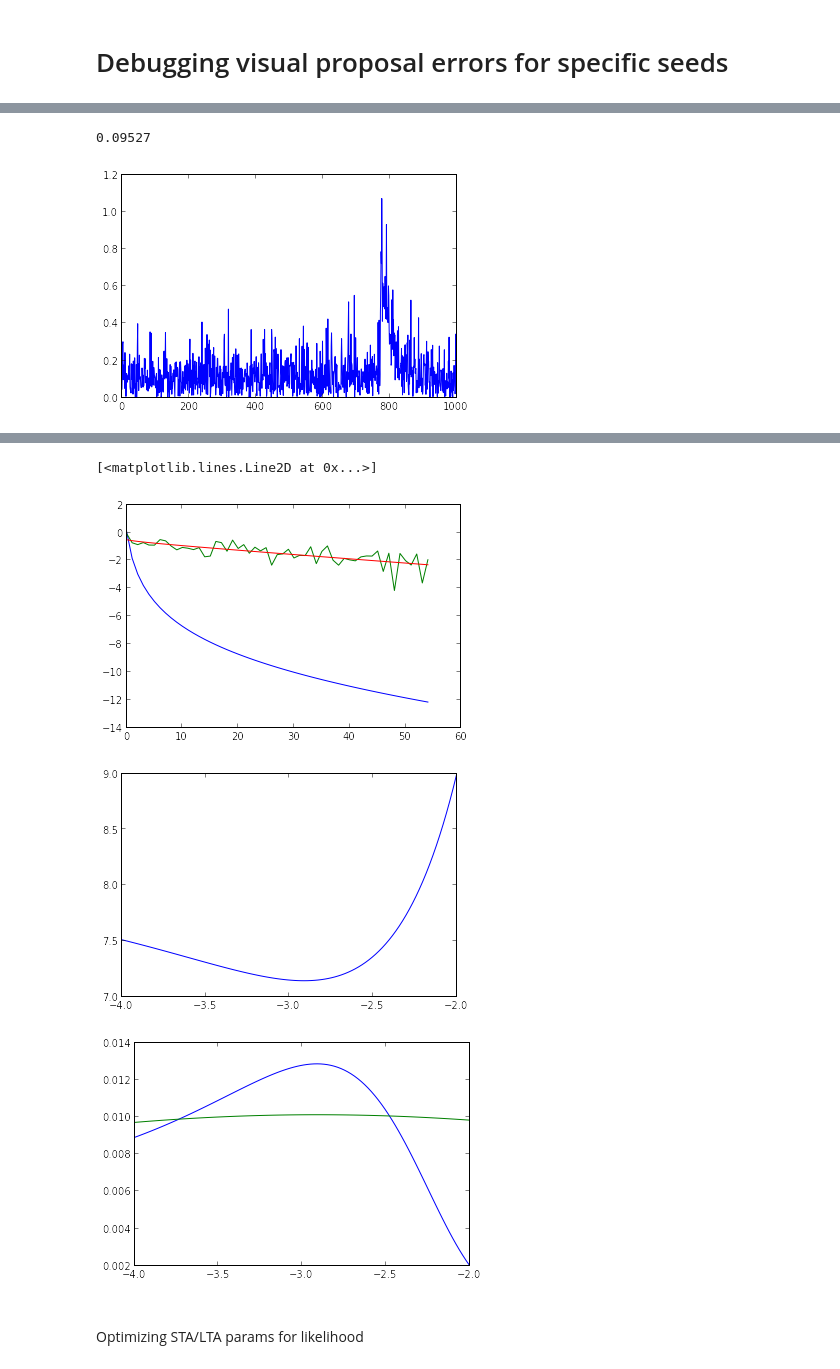
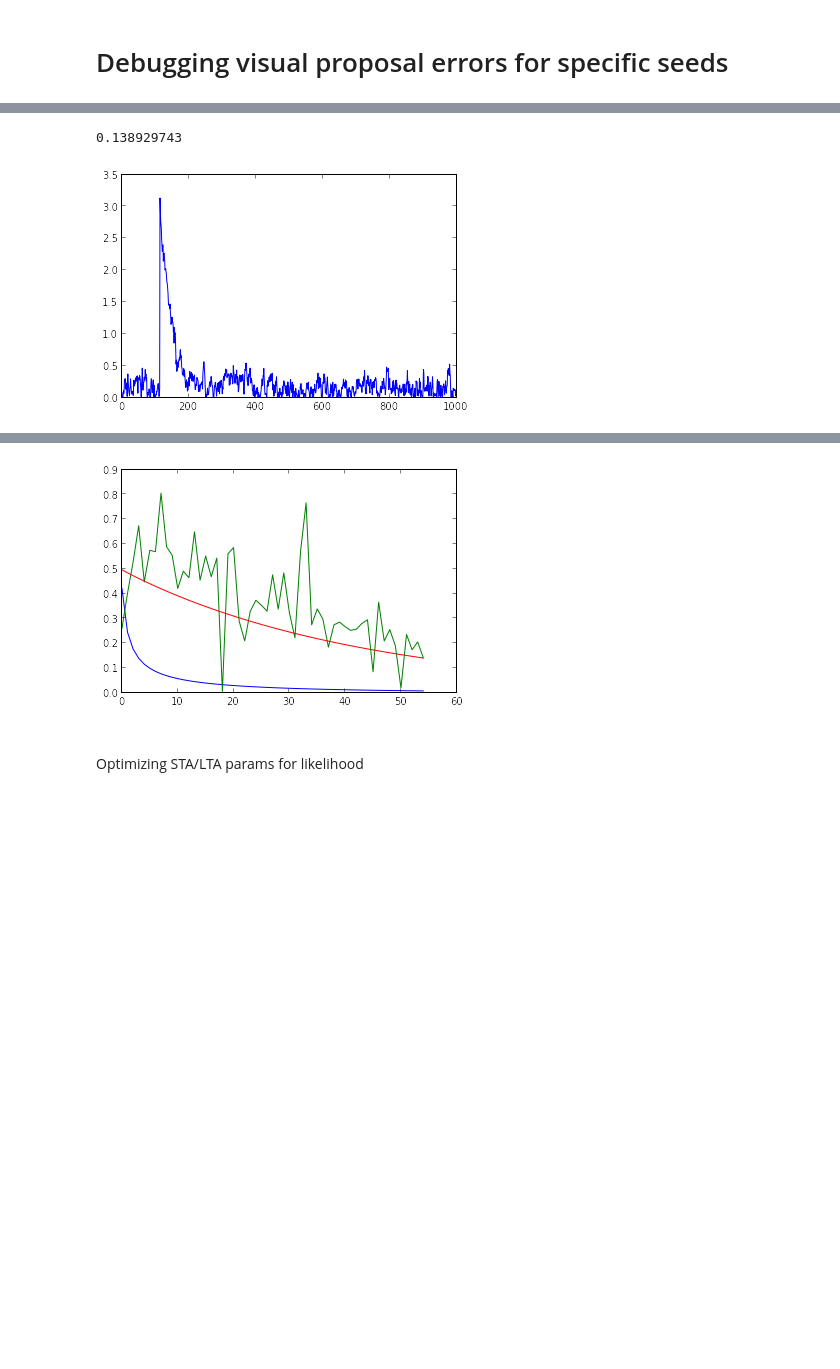
Before and after one commit to davmre/sigvisa, a Jupyter notebook: notebooks/eval_birth_moves.ipynb, the cells around one changed output, grey strips where cells are left out. Drawn from its saved outputs; the diff is of its cells as text; code cells hidden in the pictures; blank space fills up the shorter version.

```diff
--- a/notebooks/eval_birth_moves.ipynb
+++ b/notebooks/eval_birth_moves.ipynb
@@ -342,8 +370,8 @@ reading station detections...
 from sigvisa.experiments.one_station_templates_test import sample_template
 
 
-nm_type = 'ar'
-seed = 29
+nm_type = 'l1'
+seed = 2
 
 wave, templates = sample_template(seed=seed, hardcoded=False, nm_type=nm_type, n_templates=1, srate=1.0)
 tvals = dict([(k, n.get_value()) for (k, n) in templates[0].items()])
@@ -356,7 +384,8 @@ wn = sg.add_wave(wave)
 tg = sg.template_generator('UA')
 tg.hack_force_mean = np.log(wn.nm.c * 10)
 
-initial_vals, log_qforward, debug_info = optimizing_birth_proposal(sg, wn, return_debug=True)
+np.random.seed(seed)
+initial_vals, log_qforward, debug_info = optimizing_birth_proposal(sg, wn, return_debug=True, laplace_reparam=True)
 print initial_vals
 print tvals
 
@@ -368,6 +397,13 @@ atime_proposal_lp = debug_info['atime_proposal_lp']
 peak_time_proposal_lp = debug_info['peak_time_proposal_lp']
 proposal_lp = debug_info['proposal_lp']
 proposal_mean = debug_info['proposal_mean']
-proposal_prec = debug_info['proposal_prec']
-lik_grad = debug_info['lik_grad']
+proposal_cov = debug_info['proposal_cov']
+exp_peak_signal = debug_info['exp_peak_signal']
+peak_signal = debug_info['peak_signal']
+peak_dist = debug_info['peak_dist']
+derivs = debug_info['derivs']
+positive_derivs = debug_info['positive_derivs']
+prior = debug_info['prior']
+
+plot(fitting_window)
 # %% [output]
@@ -383,8 +429,8 @@ plot(cdf2)
 plot(signal_diff_pos)
 print wn.nm.c
 # %% [output]
-0.09527
+0.138929743
-[figure, old version]
+[figure, new version]
 # %%
 #plot(fitting_window)
 
@@ -402,56 +448,22 @@ def build_decay(vals):
     return pred_log_signal
 
 pls = build_decay(initial_vals)
-plot(pls)
-plot(np.log(fitting_window))
+plot(np.exp(pls))
+plot(fitting_window)
 
 pmvals = {'coda_height': proposal_mean[0], 'peak_decay': proposal_mean[1], 'coda_decay': proposal_mean[2]}
 pls2 = build_decay(pmvals)
-plot(pls2)
+plot(np.exp(pls2))
 
 print pmvals
 print initial_vals
+print proposal_cov
 
-cov = np.linalg.inv(proposal_prec)
-#print lik_grad(proposal_mean)
 
-rv = scipy.stats.multivariate_normal(proposal_mean, cov)
+rv = scipy.stats.multivariate_normal(proposal_mean, proposal_cov)
 print rv.rvs(10)
 
-import numdifftools as nd
-f = lambda x : lik_grad(x)[0]
-H = nd.Hessian(f).hessian(proposal_mean)
-print H
-print proposal_prec
 
-print "covs"
-print np.linalg.inv(H)
-print cov
-
-figure()
-pdx = np.linspace(-4, -2, 100)
-ll = np.array([lik_grad(np.array([proposal_mean[0], x, proposal_mean[2]]))[0] for x in pdx])
-plot(pdx, ll)
-
-figure()
-p = np.exp(-ll)
-p /= np.sum(p)
-plot(pdx, p)
-
-eps = 0.5
-def g(x):
-    ll1 = lik_grad(np.array([proposal_mean[0], x-eps, proposal_mean[2]]))[0]
-    ll2 = lik_grad(np.array([proposal_mean[0], x+eps, proposal_mean[2]]))[0]
-    return (ll2-ll1)/(2*eps)
-g1 = g(proposal_mean[1]-eps)
-g2 = g(proposal_mean[1]+eps)
-h = (g2-g1)/(2*eps)
-print h * 7.20924122909, proposal_prec[1,1]
-
-gaussian = scipy.stats.norm(proposal_mean[1], cov[1,1])
-p2 = gaussian.pdf(pdx)
-p2 /= np.sum(p2)
-plot(pdx, p2)
 
 #gaussian2 = scipy.stats.norm(proposal_mean[1], 1/(h* 7.20924122909))
 #p3 = gaussian2.pdf(pdx)
@@ -478,7 +488,4 @@ plot(pdx, p2)
-[<matplotlib.lines.Line2D at 0x...>]
-[figure, old version]
+[figure, new version]
-[figure, removed]
-[figure, removed]
 # %% [markdown]
 #
 Optimizing STA/LTA params for likelihood
```
Also changed, not shown: parts of 14 cells of this notebook, 28 other files.
